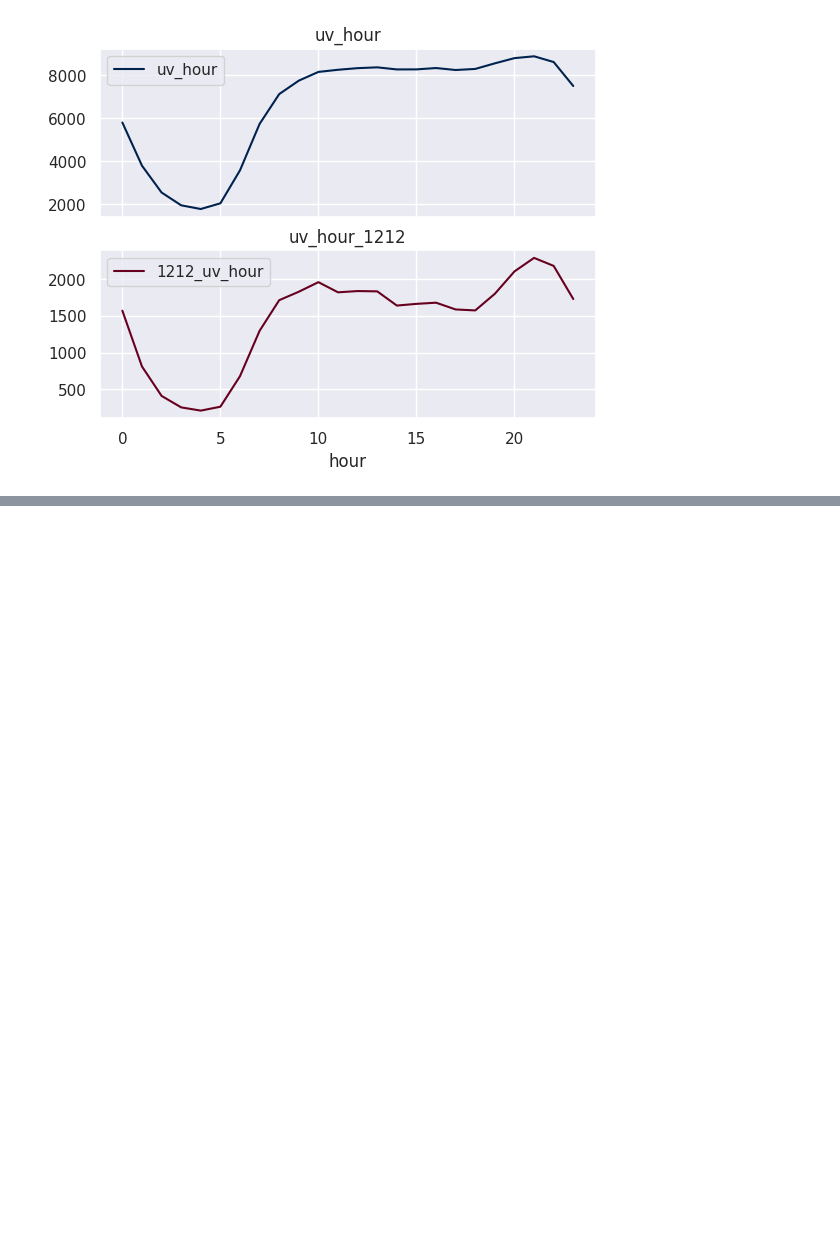
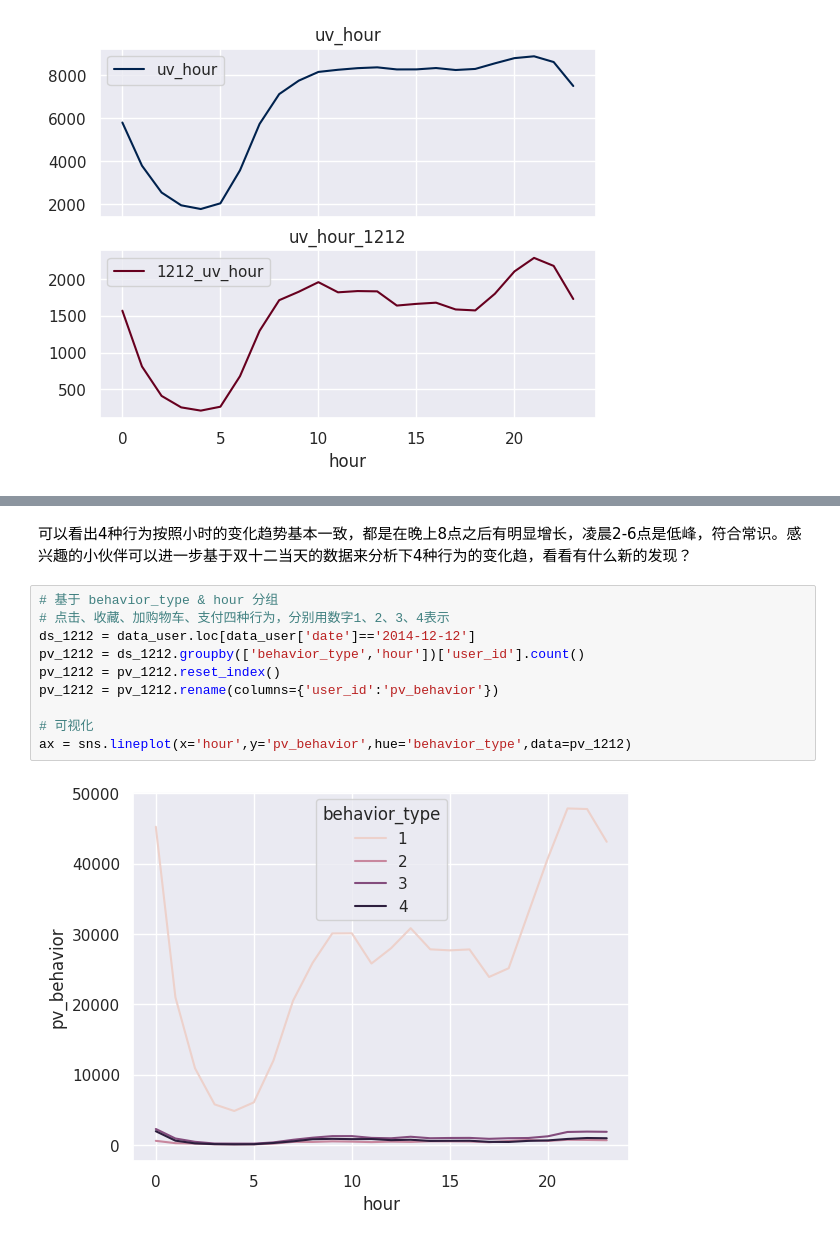
Before and after one commit to junglefire/data_insight, a Jupyter notebook: tianchi/淘宝用户购物行为数据可视化分析baseline.ipynb, the cells around one changed output, grey strips where cells are left out. Saved outputs shown, nothing was run; the diff lists cells and outputs as text; blank space fills up the shorter version.

```diff
--- a/tianchi/淘宝用户购物行为数据可视化分析baseline.ipynb
+++ b/tianchi/淘宝用户购物行为数据可视化分析baseline.ipynb
@@ -299,0 +333,14 @@ plt.show()
+# %% [markdown]
+可以看出4种行为按照小时的变化趋势基本一致，都是在晚上8点之后有明显增长，凌晨2-6点是低峰，符合常识。感兴趣的小伙伴可以进一步基于双十二当天的数据来分析下4种行为的变化趋，看看有什么新的发现？
+# %%
+# 基于 behavior_type & hour 分组
+# 点击、收藏、加购物车、支付四种行为，分别用数字1、2、3、4表示
+ds_1212 = data_user.loc[data_user['date']=='2014-12-12']
+pv_1212 = ds_1212.groupby(['behavior_type','hour'])['user_id'].count()
+pv_1212 = pv_1212.reset_index()
+pv_1212 = pv_1212.rename(columns={'user_id':'pv_behavior'})
+
+# 可视化
+ax = sns.lineplot(x='hour',y='pv_behavior',hue='behavior_type',data=pv_1212)
+# %% [output]
+[figure, added]
```
Also changed, not shown: parts of 31 cells of this notebook.
